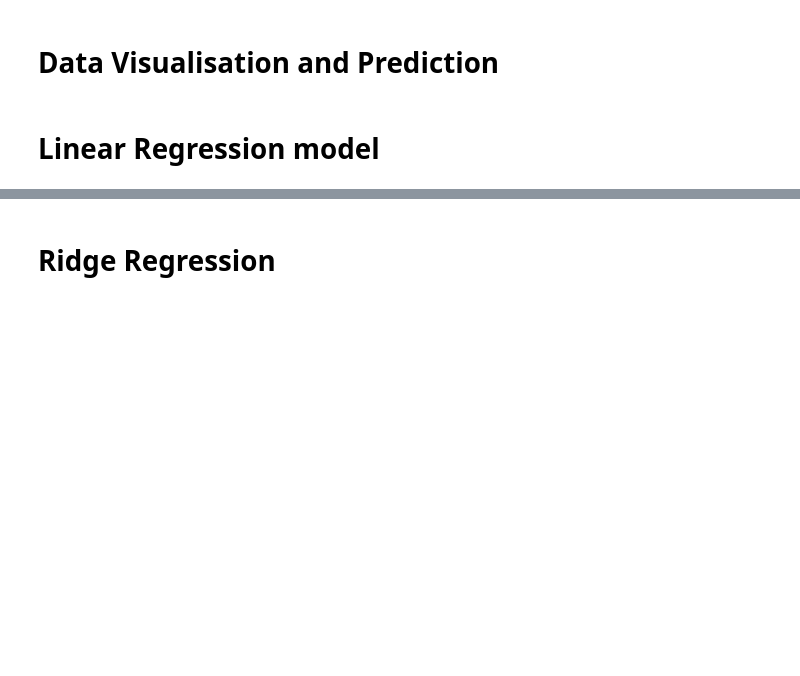
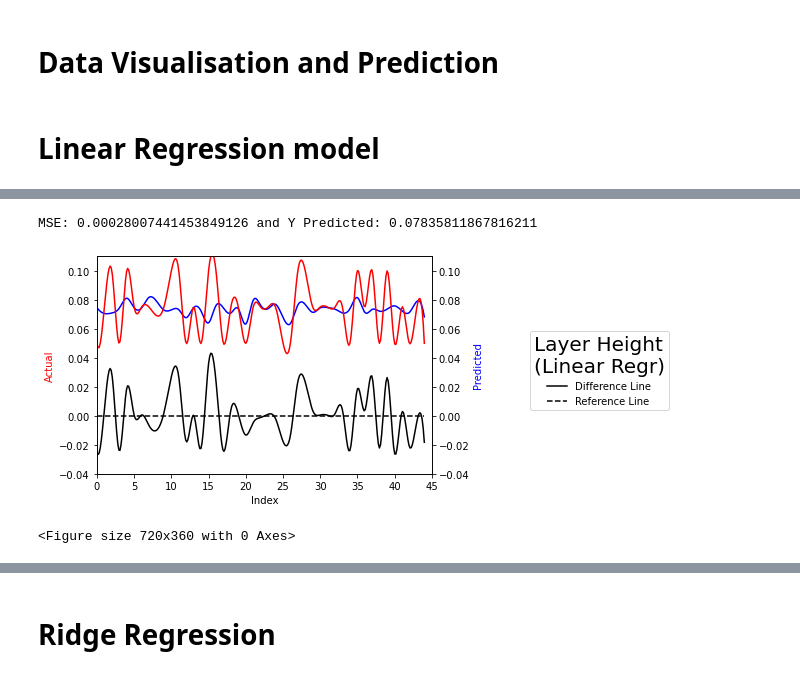
Before and after one commit to shaileshsuthar675/Machine-Learning, a Jupyter notebook: SLA Printer Variation checker/prediction model - 5.ipynb, the cells around one changed output, grey strips where cells are left out. Cells and saved outputs as stored; diff of their text form; code cells hidden in the pictures; blank space fills up the shorter version.

```diff
--- a/SLA Printer Variation checker/prediction model - 5.ipynb
+++ b/SLA Printer Variation checker/prediction model - 5.ipynb
@@ -124,20 +124,3 @@ df1.head()
 # Data Visualisation and Prediction
 # %% [markdown]
 # Linear Regression model
-# %%
-x= df1[['D1','L1', 'H2']]
-y= df1.lr_h
-
-from sklearn.model_selection import train_test_split
-x_train,x_test,y_train,y_test = train_test_split(x,y,test_size=0.3,random_state=0)
-
-from sklearn.linear_model import LinearRegression
-from sklearn.metrics import mean_squared_error
-lr_model =LinearRegression()
-
-lr_model.fit(x_train,y_train)
-y_pred=lr_model.predict([[0,0,0]])
-test_dataframe= {}
-MSE=mean_squared_error(y_test,lr_model.predict(x_test))
-test_dataframe['linear regression']=MSE, y_pred[0]
-MSE, y_pred
@@ -176,0 +127,63 @@ plt.show();
+# %%
+test_dataframe= {}
+def development_of_graph(x,  y,  model,  input_,  model_name,  data_frame,  outcome,  title, lower_lim, upper_lim, k):
+    from sklearn.model_selection import train_test_split
+    x_train,x_test,y_train,y_test = train_test_split(x,y,test_size=0.3,random_state=0)
+
+    model.fit(x_train,y_train)
+    y_pred=model.predict(input_)
+
+    MSE=mean_squared_error(y_test, model.predict(x_test))
+    test_dataframe[model_name]=MSE, y_pred[0]
+    print(f'MSE: {MSE} and Y Predicted: {y_pred[0]}')
+
+
+    import numpy as np
+    import matplotlib.pyplot as plt
+    from scipy.interpolate import make_interp_spline
+
+    df1= data_frame
+
+    y_pred=model.predict(x)
+    y= y_pred
+    x= df1.index
+    y1= df1[outcome].values
+    xnew = np.linspace(x.min(), x.max(), 300)
+
+    gfg1 = make_interp_spline(x, y, k=k)
+    gfg2= make_interp_spline(x,y1,k=k)
+    y = gfg1(xnew)
+    y1= gfg2(xnew)
+
+    fig, ax1 = plt.subplots()
+
+    ax2 = ax1.twinx()
+    ax1.plot(xnew, y,'-b')
+    ax2.plot(xnew, y1, color="red")
+    ax2.plot(xnew, y1-y, color="black" , label= 'Difference Line')
+    ax2.plot(xnew, y1-y1, linestyle='dashed', color='black', label= 'Reference Line' )
+
+    ax1.set_ylim(lower_lim,upper_lim)
+    ax2.set_ylim(lower_lim, upper_lim)
+    ax1.set_xlim(0,45)
+    ax1.set_xlabel('Index')
+    ax1.set_ylabel('Actual', color='r')
+    ax2.set_ylabel('Predicted', color='b')
+    ax2.legend(title=title,title_fontsize=20,loc='lower center', bbox_to_anchor=(1.5,0.27))
+    # plotting a line plot after changing it's width and height
+    f = plt.figure()
+    f.set_figwidth(10)
+    f.set_figheight(5)
+
+
+    plt.show();
+
+from sklearn.linear_model import LinearRegression
+from sklearn.metrics import mean_squared_error
+lr_model =LinearRegression()
+development_of_graph(df1[['D1','L1', 'H2']],  df1.lr_h,  lr_model,  [[0,0,0]],  'linear regression',  df1,  'lr_h',
+                     'Layer Height\n(Linear Regr)', -0.04, 0.11, 3)
+# %% [output]
+MSE: 0.00028007441453849126 and Y Predicted: 0.07835811867816211
+[figure, added]
+<Figure size 720x360 with 0 Axes>
```
Also changed, not shown: parts of 54 cells of this notebook.
